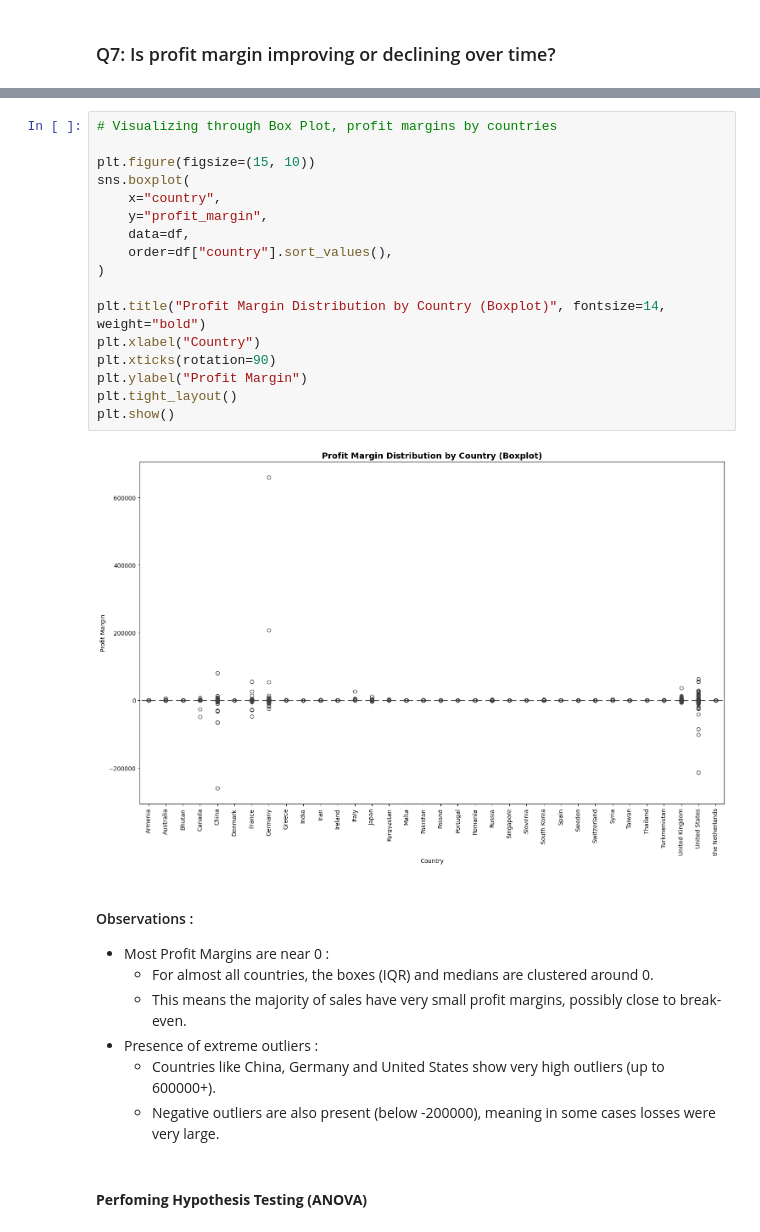
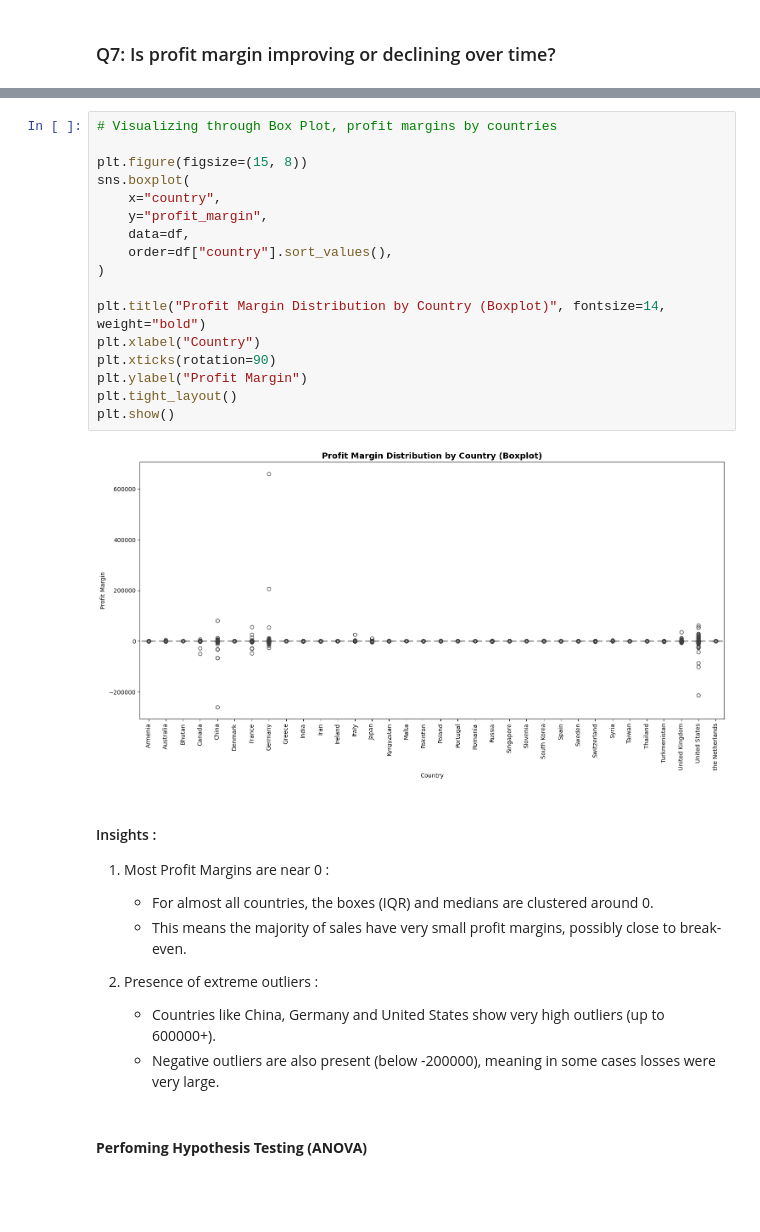
Before and after one commit to hemant4dsci/retail_e-commerce_sales_analytics, a Jupyter notebook: notebooks/02_exploratory_data_analysis.ipynb, the cells around one changed output, grey strips where cells are left out. Drawn from its saved outputs; the diff is of its cells as text; blank space fills up the shorter version.

```diff
--- a/notebooks/02_exploratory_data_analysis.ipynb
+++ b/notebooks/02_exploratory_data_analysis.ipynb
@@ -623,28 +714,30 @@ plt.show()
 # %%
 # Visualizing through Box Plot, profit margins by countries
 
-plt.figure(figsize=(15, 10))
+plt.figure(figsize=(15, 8))
 sns.boxplot(
     x="country",
     y="profit_margin",
     data=df,
     order=df["country"].sort_values(),
 )
 
 plt.title("Profit Margin Distribution by Country (Boxplot)", fontsize=14, weight="bold")
 plt.xlabel("Country")
 plt.xticks(rotation=90)
 plt.ylabel("Profit Margin")
 plt.tight_layout()
 plt.show()
 # %% [output]
-[figure, old version]
+[figure, new version]
 # %% [markdown]
-#### Observations :
-+ Most Profit Margins are near 0 :
+#### Insights :
+
+1. Most Profit Margins are near 0 :
     - For almost all countries, the boxes (IQR) and medians are clustered around 0.
     - This means the majority of sales have very small profit margins, possibly close to break-even.
-+ Presence of extreme outliers :
+
+2. Presence of extreme outliers :
     - Countries like China, Germany and United States show very high outliers (up to 600000+).
     - Negative outliers are also present (below -200000), meaning in some cases losses were very large.
 # %% [markdown]
```
Also changed, not shown: parts of 31 cells of this notebook.
